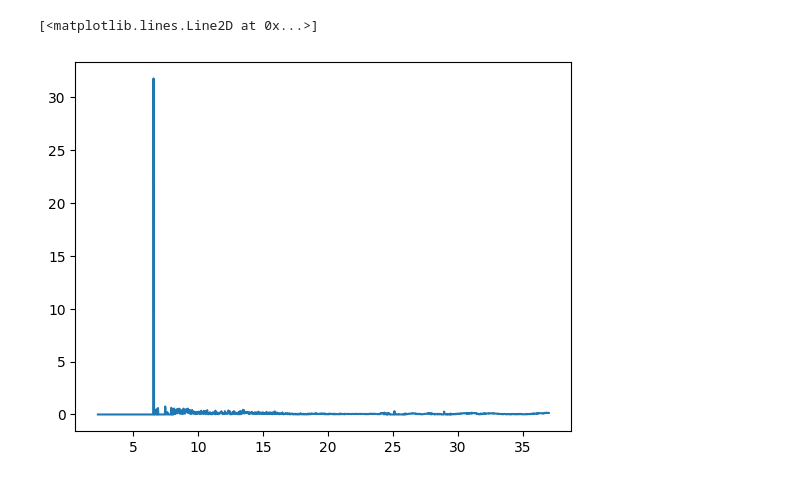
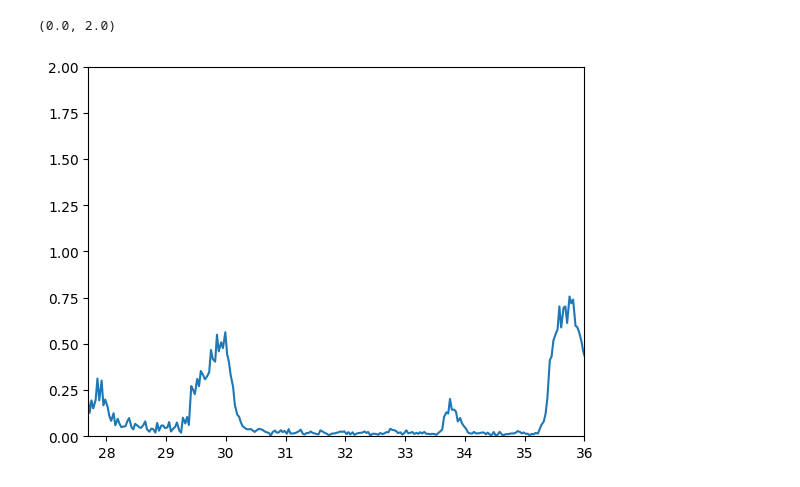
Before and after one commit to ViktorRakhmatulin/AirTouch, a Jupyter notebook: Main_part/data_processing.ipynb, the cells around one changed output. Drawn from its saved outputs; the diff is of its cells as text; code cells hidden in the pictures.

```diff
--- a/Main_part/data_processing.ipynb
+++ b/Main_part/data_processing.ipynb
@@ -7,4 +6,0 @@ f = np.loadtxt('./exp1/distance_vel_time1.txt')
-# %%
-time = f[:,2]
-distance = f[:,0]
-vel = f[:,1]
@@ -16,5 +24,7 @@ plt.plot(time,distance)
 # %%
 plt.plot(time,vel)
+plt.xlim([27.7,36])
+plt.ylim([0,2])
 # %% [output]
-[<matplotlib.lines.Line2D at 0x...>]
+(0.0, 2.0)
-[figure, old version]
+[figure, new version]
```
Also changed, not shown: parts of 7 cells of this notebook, 5 other files.
